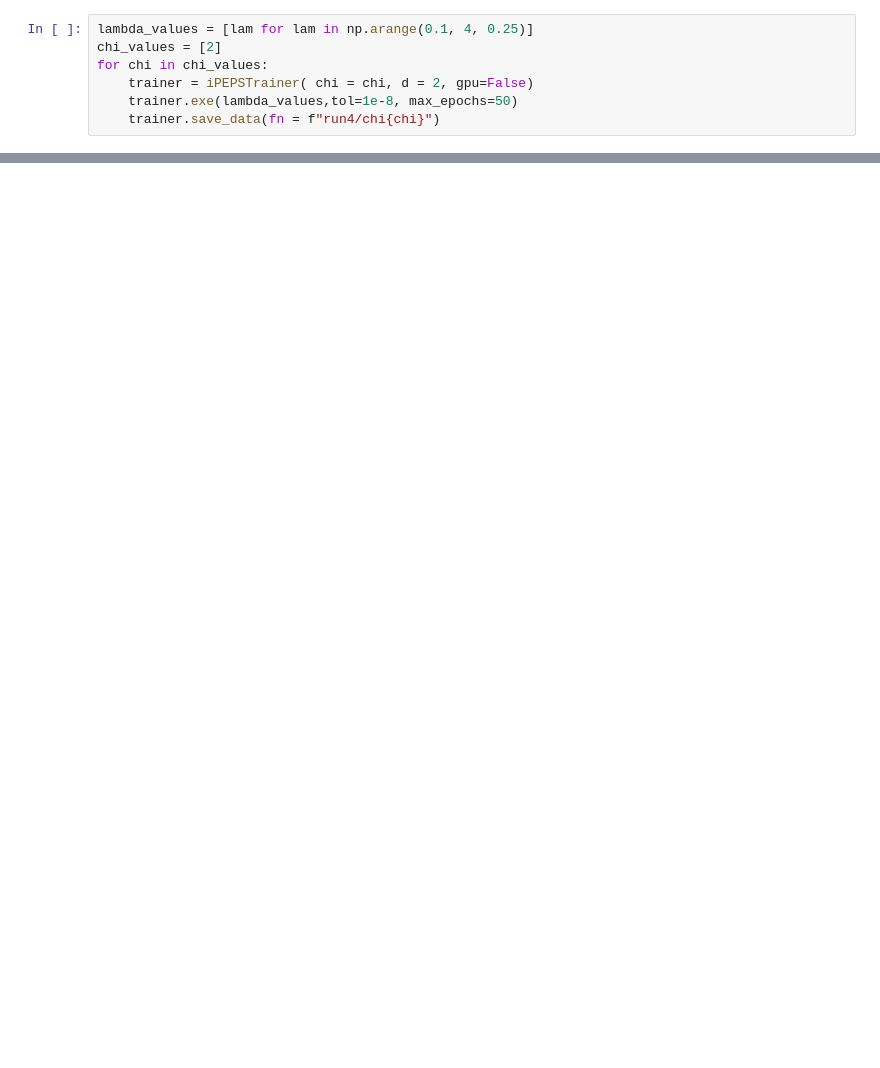
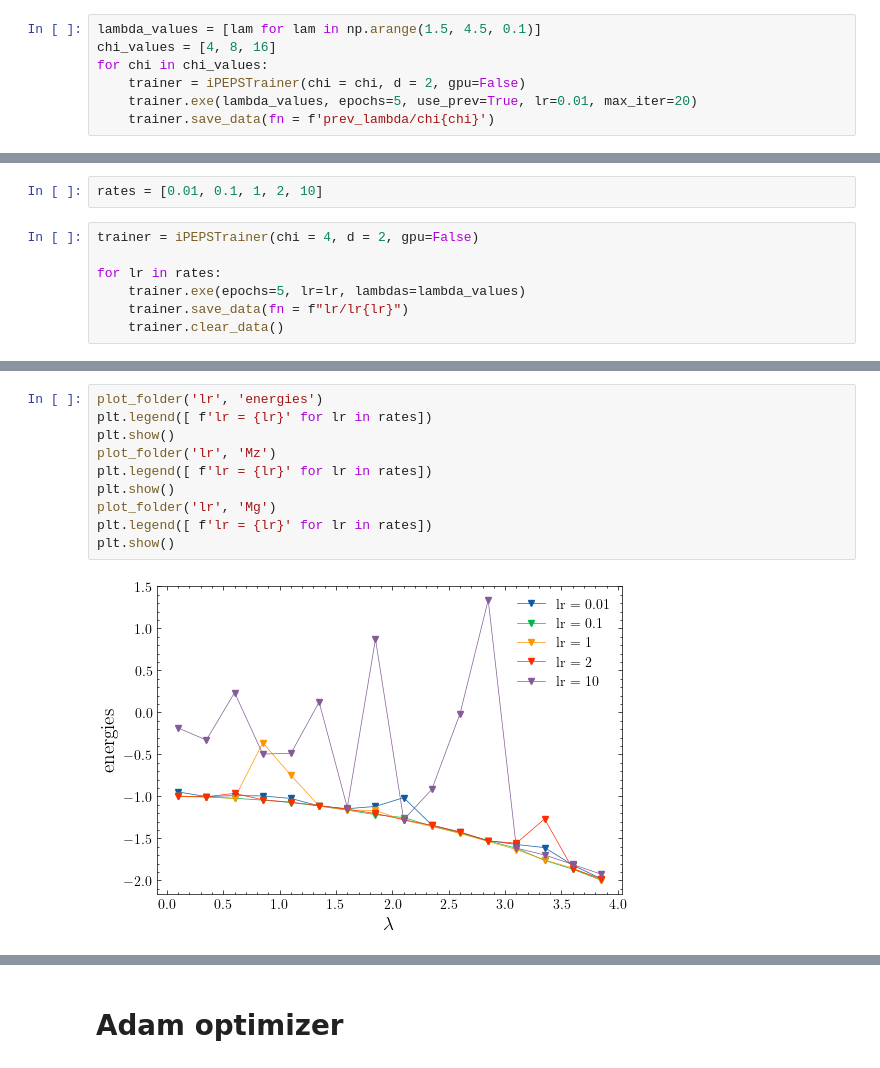
Before and after one commit to DerkNiessink/PEPSFlow, a Jupyter notebook: analysis.ipynb, the cells around one changed output, grey strips where cells are left out. Saved outputs shown, nothing was run; the diff lists cells and outputs as text; blank space fills up the shorter version.

```diff
--- a/analysis.ipynb
+++ b/analysis.ipynb
@@ -9,8 +60,8 @@ from pepsflow.iPEPS_trainer import iPEPSTrainer
 # %%
-lambda_values = [lam for lam in np.arange(0.1, 4, 0.25)]
-chi_values = [2]
+lambda_values = [lam for lam in np.arange(1.5, 4.5, 0.1)]
+chi_values = [4, 8, 16]
 for chi in chi_values:
-    trainer = iPEPSTrainer( chi = chi, d = 2, gpu=False)
-    trainer.exe(lambda_values,tol=1e-8, max_epochs=50)
-    trainer.save_data(fn = f"run4/chi{chi}")
+    trainer = iPEPSTrainer(chi = chi, d = 2, gpu=False)
+    trainer.exe(lambda_values, epochs=5, use_prev=True, lr=0.01, max_iter=20)
+    trainer.save_data(fn = f'prev_lambda/chi{chi}')
 # %% [output]
@@ -22,0 +98,9 @@ dict_keys(['states', 'energies', 'lambdas', 'Mx', 'My', 'Mz', 'Mg', 'train_time'
+# %%
+rates = [0.01, 0.1, 1, 2, 10]
+# %%
+trainer = iPEPSTrainer(chi = 4, d = 2, gpu=False)
+
+for lr in rates:
+    trainer.exe(epochs=5, lr=lr, lambdas=lambda_values)
+    trainer.save_data(fn = f"lr/lr{lr}")
+    trainer.clear_data()
@@ -22,0 +123,12 @@ dict_keys(['states', 'energies', 'lambdas', 'Mx', 'My', 'Mz', 'Mg', 'train_time'
+# %%
+plot_folder('lr', 'energies')
+plt.legend([ f'lr = {lr}' for lr in rates])
+plt.show()
+plot_folder('lr', 'Mz')
+plt.legend([ f'lr = {lr}' for lr in rates])
+plt.show()
+plot_folder('lr', 'Mg')
+plt.legend([ f'lr = {lr}' for lr in rates])
+plt.show()
+# %% [output]
+[figure, added]
@@ -23 +137,3 @@ dict_keys(['states', 'energies', 'lambdas', 'Mx', 'My', 'Mz', 'Mg', 'train_time'
+# %% [markdown]
+# Adam optimizer
 # %%
```
Also changed, not shown: parts of 20 cells of this notebook, 24 other files.
